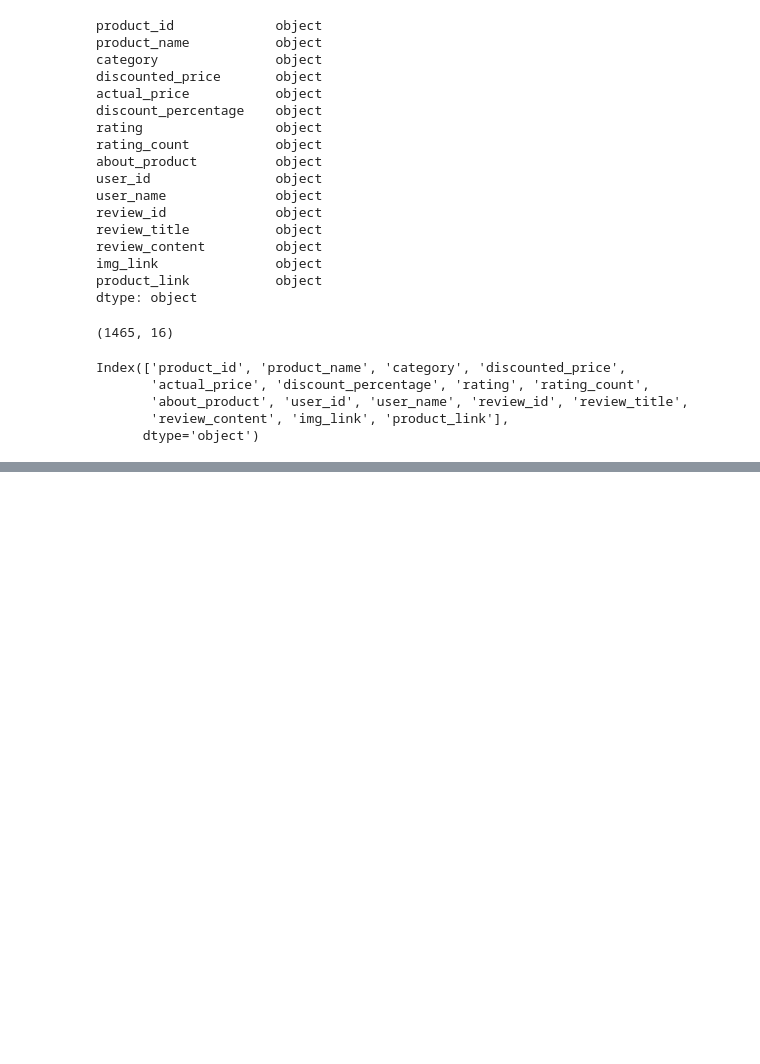
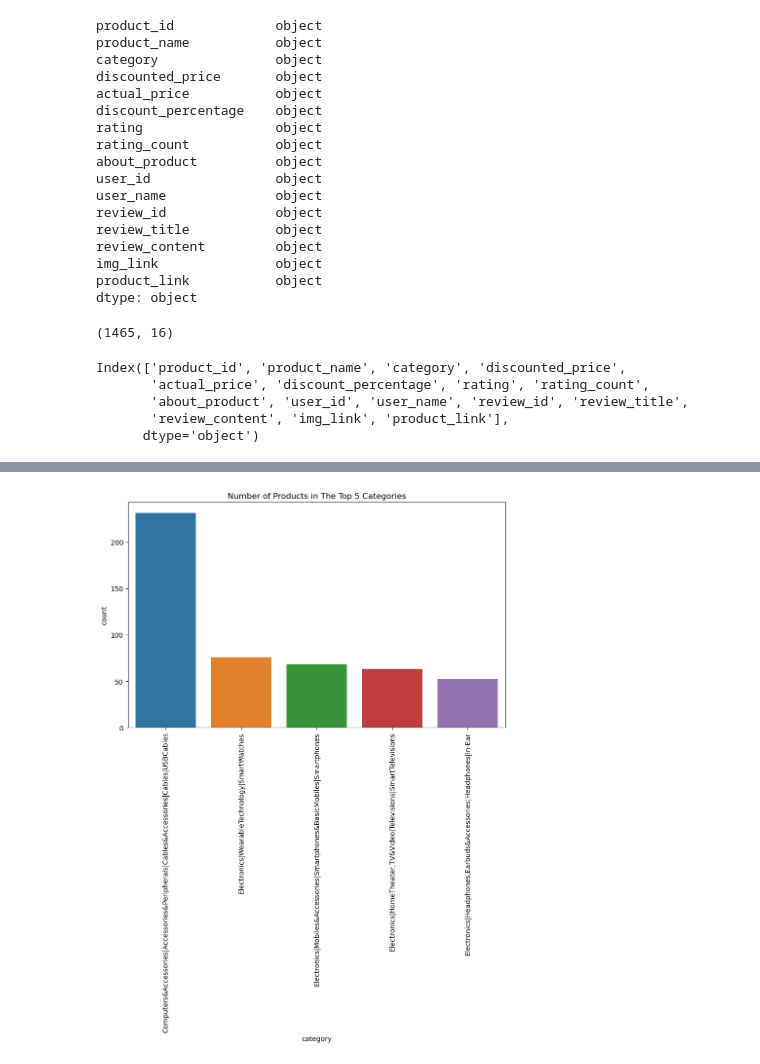
Before and after one commit to calvinhoang203/Analysis-of-Amazon-Sales-Trend, a Jupyter notebook: Amazon Sales Trend.ipynb, the cells around one changed output, grey strips where cells are left out. Drawn from its saved outputs; the diff is of its cells as text; code cells hidden in the pictures; blank space fills up the shorter version.

```diff
--- a/Amazon Sales Trend.ipynb
+++ b/Amazon Sales Trend.ipynb
@@ -108,0 +137,2 @@ Index(['product_id', 'product_name', 'category', 'discounted_price',
+# %%
+amazon_data = amazon_data.dropna() # Remove all the rows with the missing values in the dataset
@@ -109,9 +161,11 @@ Index(['product_id', 'product_name', 'category', 'discounted_price',
 # %%
 # Question 2: What are the top-rated products based on user ratings?
 # %%
-convert_rating_count = []
+convert_rating_count = [] # an empty list
 for index, row in amazon_data.iterrows():
-    convert_rating_count.append(float(row['rating_count'].replace(",","")))  # remove the comma
+    convert_rating_count.append(str(row['rating_count']).replace(",",""))  # remove the comma
+convert_rating_count = [int(i) for i in convert_rating_count]
 amazon_data['convert_rating_count'] = convert_rating_count
-amazon_data.groupby('product_name').sum().sort_values(by='convert_rating_count', ascending = False) # Group the number of products in descending order
+top_rated_products = amazon_data.groupby('product_name').sum().sort_values(by='convert_rating_count', ascending = False) # Group the number of products in descending order
+top_rated_products.iloc[0:5,[0,1,15]]
 # %% [output]
@@ -118,0 +192,4 @@ AttributeError: 'float' object has no attribute 'replace'
+# %%
+category_counts = amazon_data['category'].value_counts() # Count the number of products in each category
+top_5_categories = category_counts.head(5)
+top_5_categories
@@ -118,0 +204,8 @@ AttributeError: 'float' object has no attribute 'replace'
+# %%
+plt.figure(figsize=(10, 6))
+sns.countplot(x='category', data=amazon_data, order=top_5_categories.index)
+plt.xticks(rotation=90)
+plt.title('Number of Products in The Top 5 Categories')
+plt.show()
+# %% [output]
+[figure, added]
```
Also changed, not shown: parts of 17 cells of this notebook.
